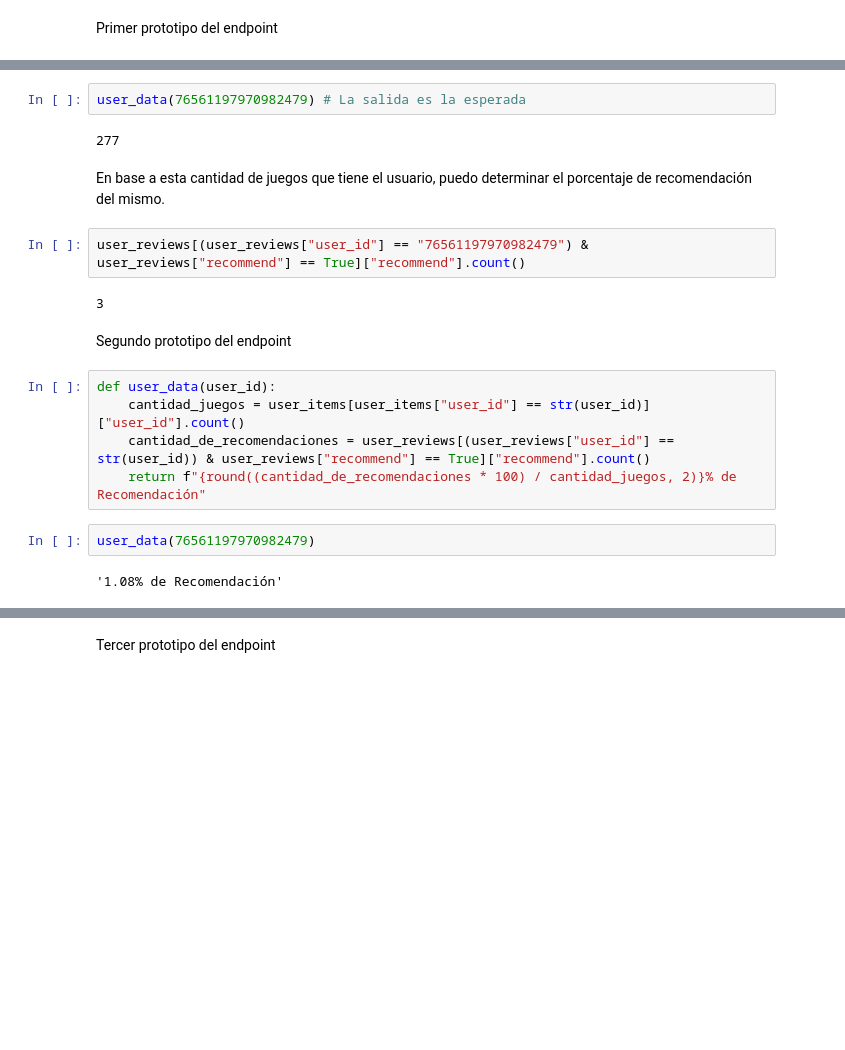
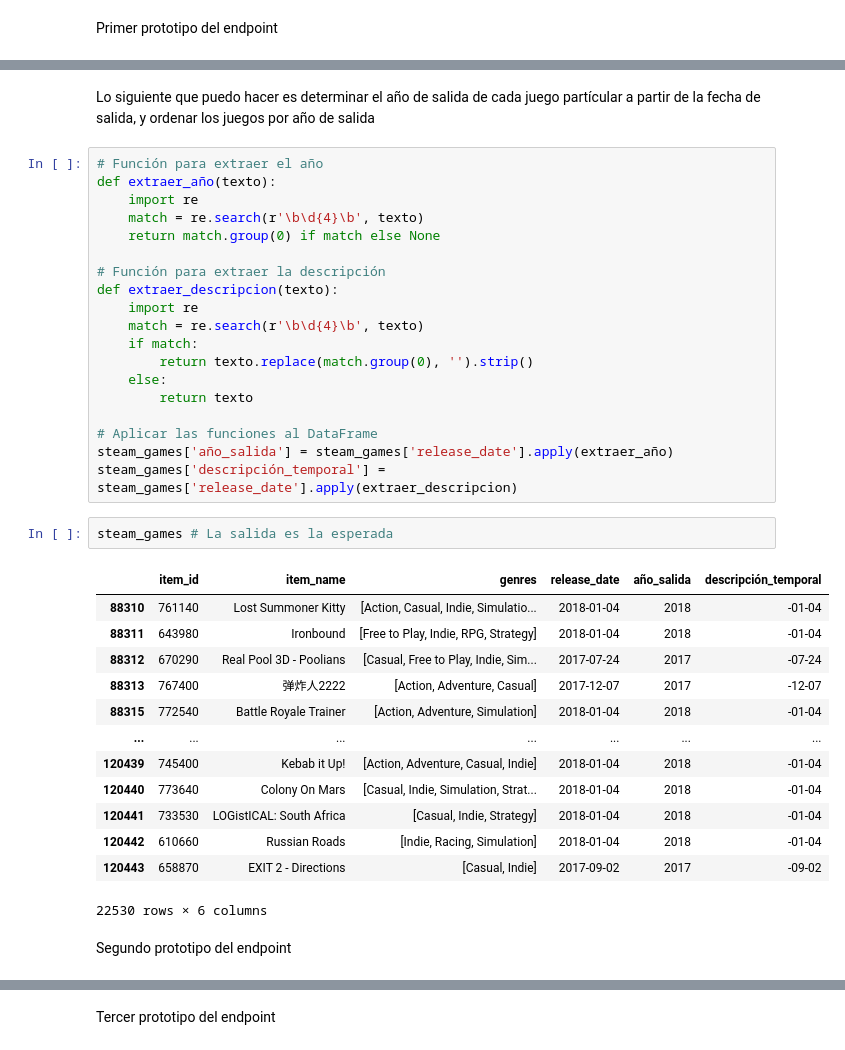
Before and after one commit to Tagliaferro22/steam-games, a Jupyter notebook: endpoints/endpoint_3.ipynb, the cells around one changed output, grey strips where cells are left out. Saved outputs shown, nothing was run; the diff lists cells and outputs as text; blank space fills up the shorter version.

```diff
--- a/endpoints/endpoint_3.ipynb
+++ b/endpoints/endpoint_3.ipynb
@@ -168,21 +188,39 @@ def user_data(user_id):
+# %% [markdown]
+Lo siguiente que puedo hacer es determinar el año de salida de cada juego partícular a partir de la fecha de salida, y ordenar los juegos por año de salida
+# %%
+# Función para extraer el año
+def extraer_año(texto):
+    import re
+    match = re.search(r'\b\d{4}\b', texto)
+    return match.group(0) if match else None
+
+# Función para extraer la descripción
+def extraer_descripcion(texto):
+    import re
+    match = re.search(r'\b\d{4}\b', texto)
+    if match:
+        return texto.replace(match.group(0), '').strip()
+    else:
+        return texto
+
+# Aplicar las funciones al DataFrame
+steam_games['año_salida'] = steam_games['release_date'].apply(extraer_año)
+steam_games['descripción_temporal'] = steam_games['release_date'].apply(extraer_descripcion)
 # %%
-user_data(76561197970982479) # La salida es la esperada
+steam_games # La salida es la esperada
 # %% [output]
+|  | item_id | item_name | genres | release_date | año_salida | descripción_temporal |
+| 88310 | 761140 | Lost Summoner Kitty | [Action, Casual, Indie, Simulatio... | 2018-01-04 | 2018 | -01-04 |
+| 88311 | 643980 | Ironbound | [Free to Play, Indie, RPG, Strategy] | 2018-01-04 | 2018 | -01-04 |
+| 88312 | 670290 | Real Pool 3D - Poolians | [Casual, Free to Play, Indie, Sim... | 2017-07-24 | 2017 | -07-24 |
+| 88313 | 767400 | 弹炸人2222 | [Action, Adventure, Casual] | 2017-12-07 | 2017 | -12-07 |
+| 88315 | 772540 | Battle Royale Trainer | [Action, Adventure, Simulation] | 2018-01-04 | 2018 | -01-04 |
+| ... | ... | ... | ... | ... | ... | ... |
+| 120439 | 745400 | Kebab it Up! | [Action, Adventure, Casual, Indie] | 2018-01-04 | 2018 | -01-04 |
+| 120440 | 773640 | Colony On Mars | [Casual, Indie, Simulation, Strat... | 2018-01-04 | 2018 | -01-04 |
+| 120441 | 733530 | LOGistICAL: South Africa | [Casual, Indie, Strategy] | 2018-01-04 | 2018 | -01-04 |
+| 120442 | 610660 | Russian Roads | [Indie, Racing, Simulation] | 2018-01-04 | 2018 | -01-04 |
+| 120443 | 658870 | EXIT 2 - Directions | [Casual, Indie] | 2017-09-02 | 2017 | -09-02 |
-277
+22530 rows × 6 columns
-# %% [markdown]
-En base a esta cantidad de juegos que tiene el usuario, puedo determinar el porcentaje de recomendación del mismo.
-# %%
-user_reviews[(user_reviews["user_id"] == "76561197970982479") & user_reviews["recommend"] == True]["recommend"].count()
-# %% [output]
-3
 # %% [markdown]
 Segundo prototipo del endpoint
-# %%
-def user_data(user_id):
-    cantidad_juegos = user_items[user_items["user_id"] == str(user_id)]["user_id"].count()
-    cantidad_de_recomendaciones = user_reviews[(user_reviews["user_id"] == str(user_id)) & user_reviews["recommend"] == True]["recommend"].count()
-    return f"{round((cantidad_de_recomendaciones * 100) / cantidad_juegos, 2)}% de Recomendación"
-# %%
-user_data(76561197970982479)
-# %% [output]
-'1.08% de Recomendación'
```
Also changed, not shown: parts of 64 cells of this notebook.
